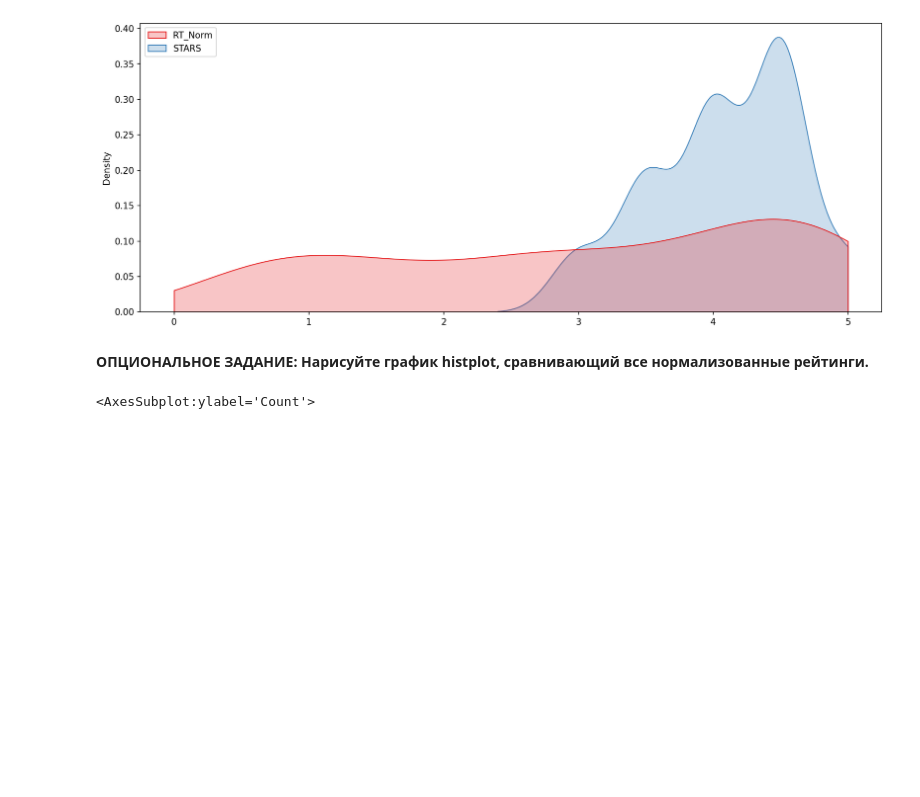
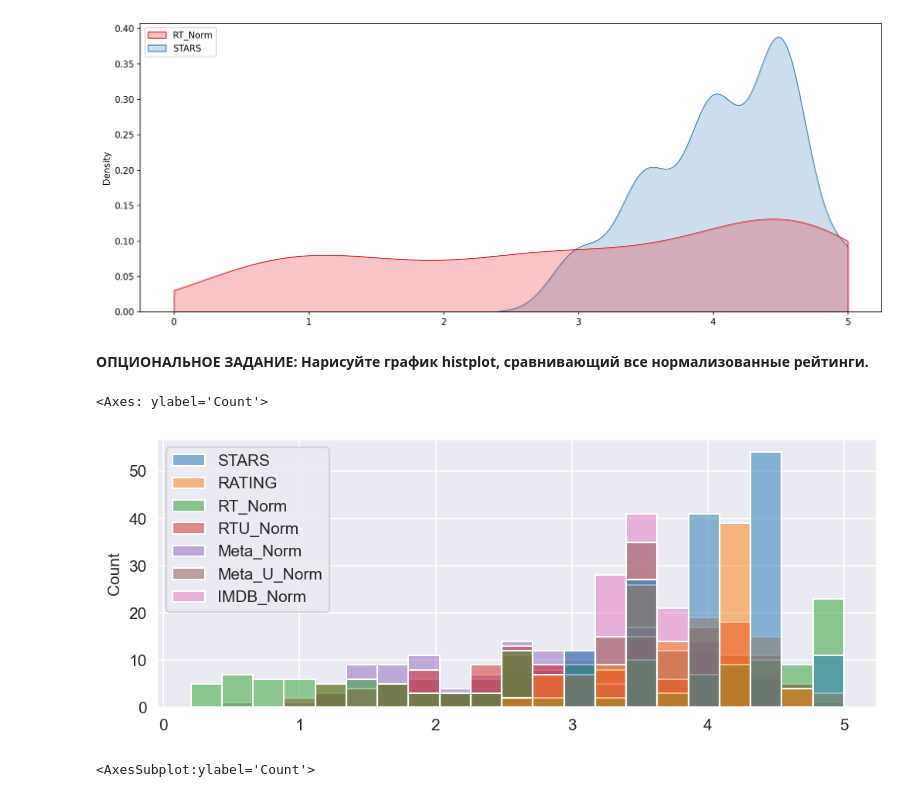
Before and after one commit to sanakulov/ml2, a Jupyter notebook: 06-Capstone-Project/00-Capstone-Project.ipynb, the cells around one changed output. Saved outputs shown, nothing was run; the diff lists cells and outputs as text; code cells hidden in the pictures; blank space fills up the shorter version.

```diff
--- a/06-Capstone-Project/00-Capstone-Project.ipynb
+++ b/06-Capstone-Project/00-Capstone-Project.ipynb
@@ -673,6 +743,11 @@ p.s. если Вам нужно переместить легенду на гр
 **ОПЦИОНАЛЬНОЕ ЗАДАНИЕ: Нарисуйте график histplot, сравнивающий все нормализованные рейтинги.**
 # %%
 # НАПИШИТЕ ВАШ КОД В ЭТОЙ ЯЧЕЙКЕ!
+plt.figure(figsize=(8,3), dpi=150)
+sb.histplot(data=norm_scores)
+# %% [output]
+<Axes: ylabel='Count'>
+[figure, added]
 # %%
 # %% [output]
 <AxesSubplot:ylabel='Count'>
```
Also changed, not shown: parts of 16 cells of this notebook.
